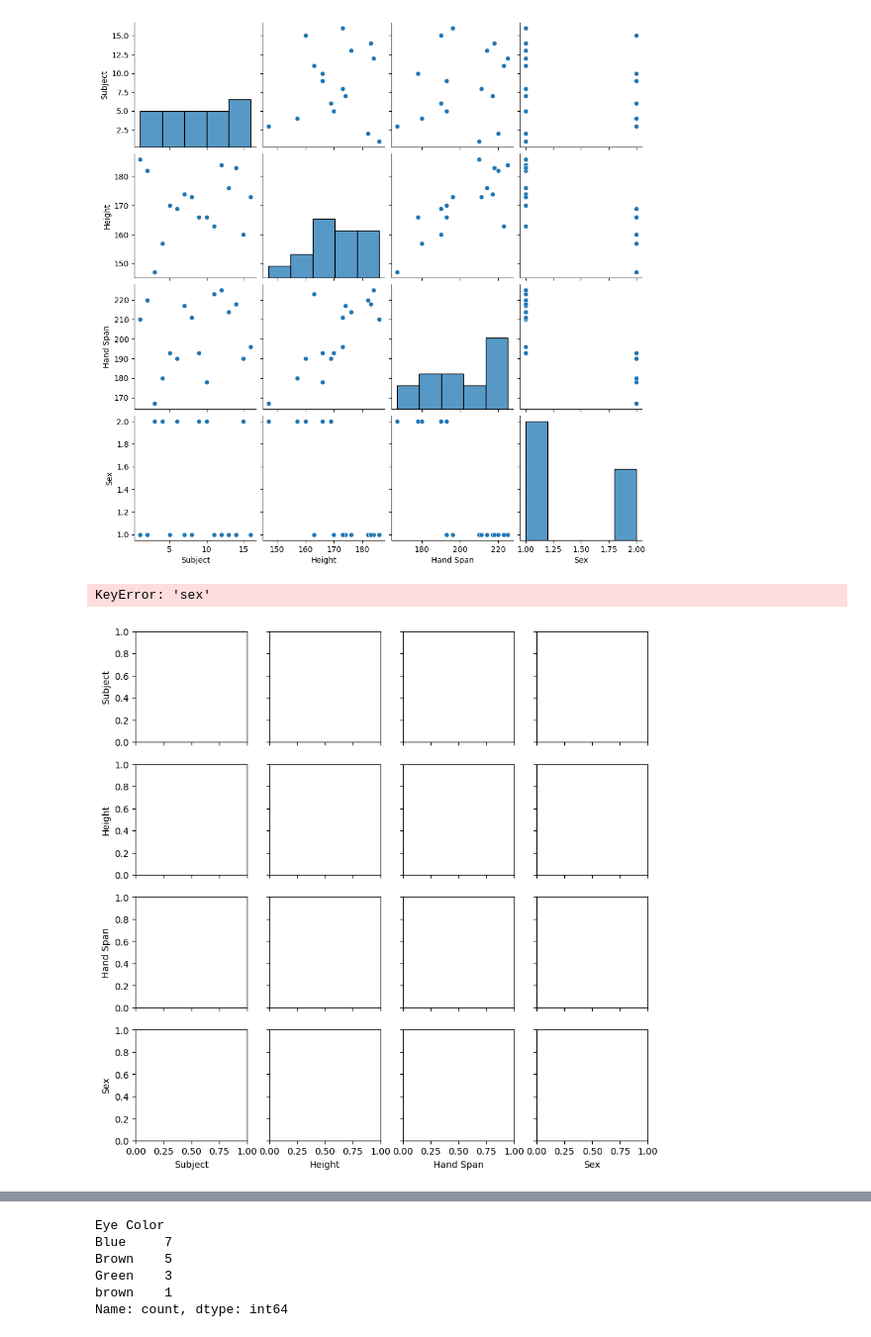
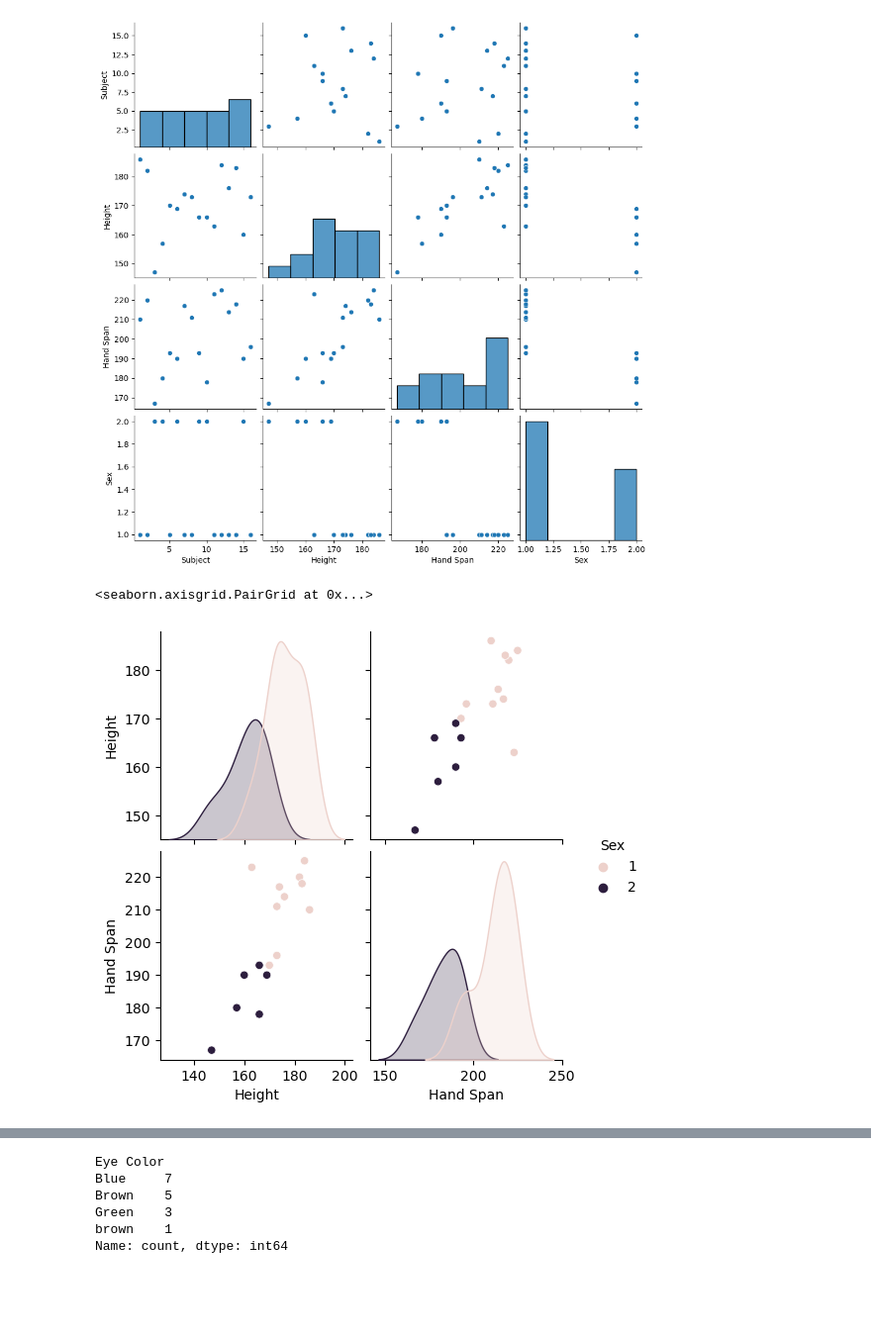
Before and after one commit to nishchalv16/ML-Projects, a Jupyter notebook: Data Structure.ipynb, the cells around one changed output, grey strips where cells are left out. Shown at 99% size. Drawn from its saved outputs; the diff is of its cells as text; code cells hidden in the pictures; blank space fills up the shorter version.

```diff
--- a/Data Structure.ipynb
+++ b/Data Structure.ipynb
@@ -362,7 +359,7 @@ import seaborn as sns
 import pandas as pd
 import numpy as np
 # %%
-dfs=pd.read_csv('/Users/nishchalverma/Downloads/dataset/People.csv')
+dfs=pd.read_csv('/Users/nishchalverma/Downloads/dataset/people.csv')
 # %%
 dfs.head()
 # %% [output]
@@ -397,8 +394,8 @@ sns.pairplot(dfs)
 <seaborn.axisgrid.PairGrid at 0x...>
 [figure]
 # %%
-sns.pairplot(dfs,hue='sex')
+sns.pairplot(dfs.drop(labels='Subject',axis=1),hue='Sex')
 # %% [output]
-KeyError: 'sex'
+<seaborn.axisgrid.PairGrid at 0x...>
-[figure, old version]
+[figure, new version]
 # %%
```
Also changed, not shown: parts of 8 cells of this notebook.
